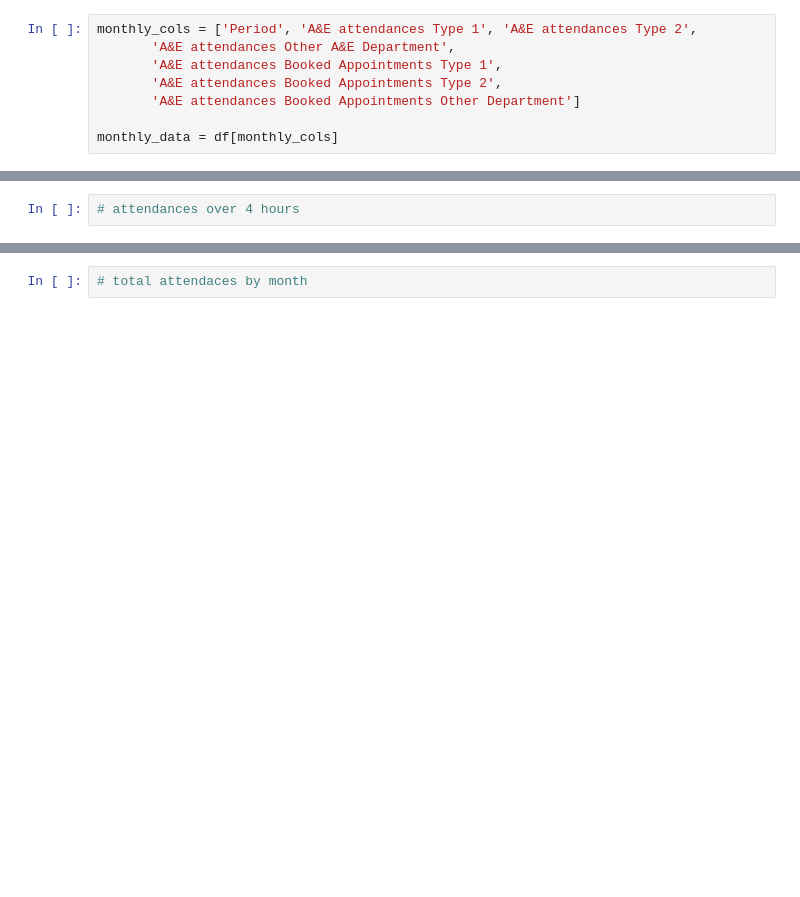
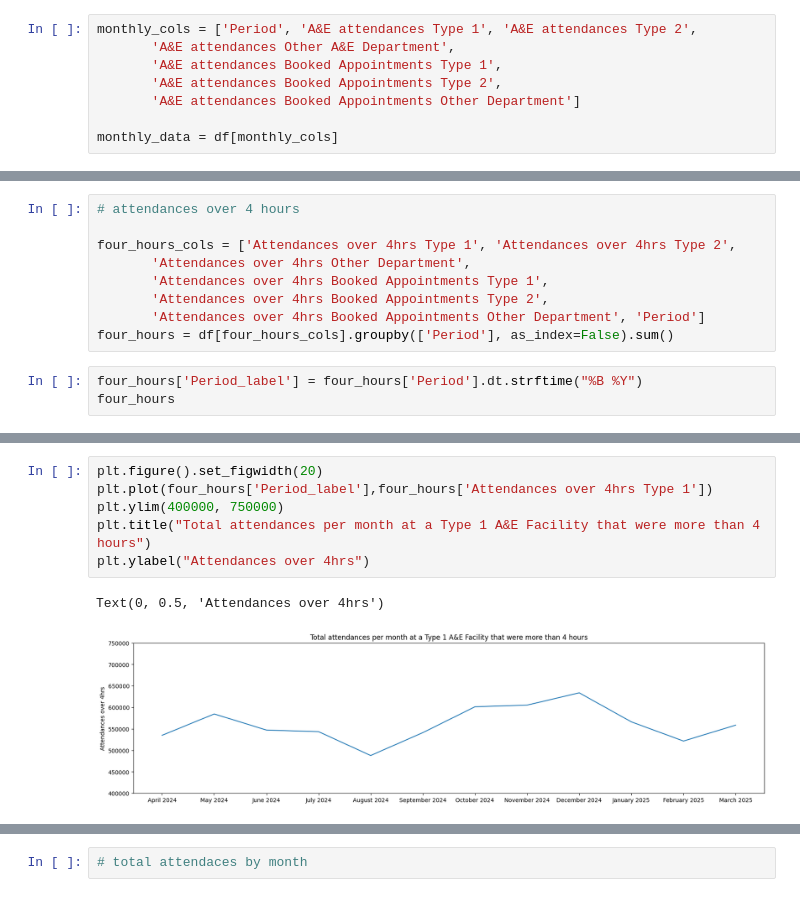
Before and after one commit to trow-land/Data-Science, a Jupyter notebook: NHS A&E Attendances and Emergency Admissions/admissions_EDA.ipynb, the cells around one changed output, grey strips where cells are left out. Saved outputs shown, nothing was run; the diff lists cells and outputs as text; blank space fills up the shorter version.

```diff
--- a/NHS A&E Attendances and Emergency Admissions/admissions_EDA.ipynb
+++ b/NHS A&E Attendances and Emergency Admissions/admissions_EDA.ipynb
@@ -262,2 +283,12 @@ plt.show()
 # %%
 # attendances over 4 hours
+
+four_hours_cols = ['Attendances over 4hrs Type 1', 'Attendances over 4hrs Type 2',
+       'Attendances over 4hrs Other Department',
+       'Attendances over 4hrs Booked Appointments Type 1',
+       'Attendances over 4hrs Booked Appointments Type 2',
+       'Attendances over 4hrs Booked Appointments Other Department', 'Period']
+four_hours = df[four_hours_cols].groupby(['Period'], as_index=False).sum()
+# %%
+four_hours['Period_label'] = four_hours['Period'].dt.strftime("%B %Y")
+four_hours
@@ -264 +309,10 @@ plt.show()
+# %%
+plt.figure().set_figwidth(20)
+plt.plot(four_hours['Period_label'],four_hours['Attendances over 4hrs Type 1'])
+plt.ylim(400000, 750000)
+plt.title("Total attendances per month at a Type 1 A&E Facility that were more than 4 hours")
+plt.ylabel("Attendances over 4hrs")
+# %% [output]
+Text(0, 0.5, 'Attendances over 4hrs')
+[figure, added]
 # %%
```
Also changed, not shown: parts of 8 cells of this notebook.
